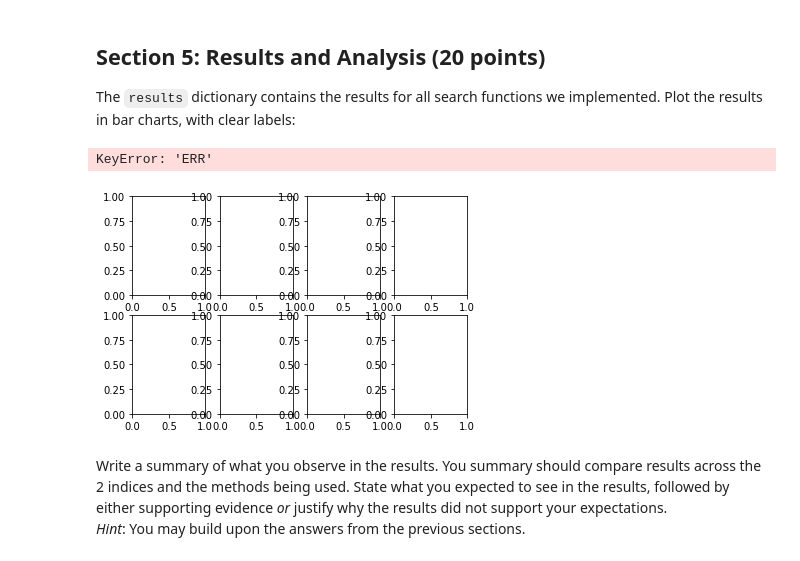
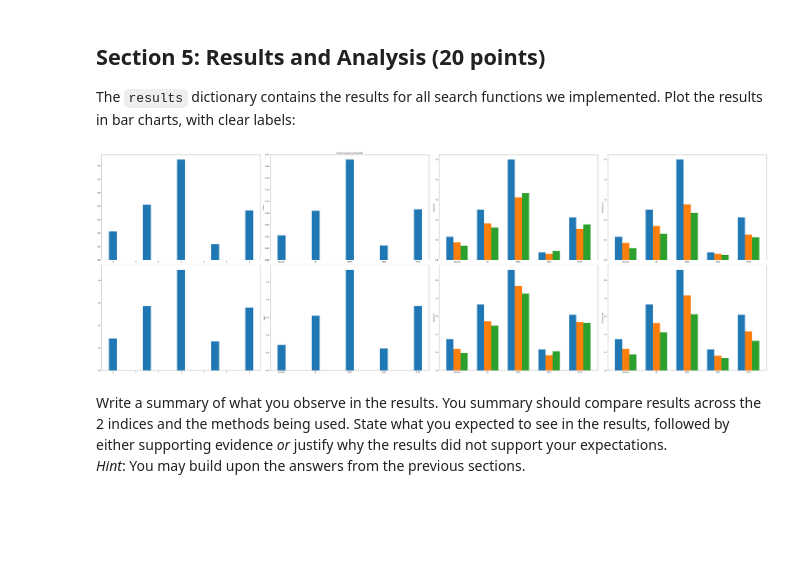
Before and after one commit to ChristophHoenes/information-retrieval-1, a Jupyter notebook: assignment1/chrisBook_12861944.ipynb, the cells around one changed output. Drawn from its saved outputs; the diff is of its cells as text; code cells hidden in the pictures; blank space fills up the shorter version.

Commit message:
added plots

```diff
--- a/assignment1/chrisBook_12861944.ipynb
+++ b/assignment1/chrisBook_12861944.ipynb
@@ -1162,51 +1162,55 @@ Index: 1
 The `results` dictionary contains the results for all search functions we implemented. Plot the results in bar charts, with clear labels:
 # %%
 # TODO: Implement this! (20 points)
-labels = [name for name, _ in list_of_metrics]
-x = np.arange(len(labels))  # the label locations
+search_fns = [name for name, _ in list_of_search_fns]
+metrics = [name for name, _ in list_of_metrics]
+x = np.arange(len(list_of_search_fns))*1.5  # the label locations
 width = 0.35  # the width of the bars
-one_bar_plots = ['ERR', 'MAP']
+one_bar_plots = metrics[0:2]#['ERR', 'MAP']
 three_bar_plots =  ['Recall at k', 'Precision at k']
-three_bar_metrics = [['Recall@1', 'Recall@5', 'Recall@10'],
-                     ['Precision@1', 'Precision@5', 'Precision@10']]
+#three_bar_metrics = [['Recall@1', 'Recall@5', 'Recall@10'],
+#                     ['Precision@1', 'Precision@5', 'Precision@10']]
+three_bar_metrics = [metrics[2:5], metrics[5:]]
 shift_bar = [-width, 0, width]
 
 fig, ax = plt.subplots(len(index_sets), len(one_bar_plots)+len(three_bar_plots))
+fig.set_figheight(20)
+fig.set_figwidth(60)
 
 for row, index_set in enumerate(index_sets):
     row_results = results[index_set]
     for col, metric in enumerate(one_bar_plots):
-        values = [row_results[l][metric] for l in labels]
+        values = [row_results[s][metric] for s in search_fns]
         ax[row, col].bar(x, values, width)
-        ax[row, col].set_ylabel(metric)
-        ax[row, col].set_xticks(x)
-        ax[row, col].set_xticklabels(labels)
+    ax[row, col].set_ylabel(metric)
+    ax[row, col].set_xticks(x)
+    ax[row, col].set_xticklabels(search_fns)
+
     offset = len(one_bar_plots)
     for col, metric in enumerate(three_bar_plots):
         for bar_num, bar_metric in enumerate(three_bar_metrics[col]):
-            values = [row_results[l][bar_metric] for l in labels]
+            values = [row_results[s][bar_metric] for s in search_fns]
             ax[row, offset+col].bar(x + shift_bar[bar_num], values, width)
         ax[row, offset+col].set_ylabel(metric)
         ax[row, offset+col].set_xticks(x)
-        ax[row, offset+col].set_xticklabels(labels)
+        ax[row, offset+col].set_xticklabels(search_fns)
     #for col, plot in enumerate(metric_plots):
     #    for bar in range(num_bars[col]):
     #        values = [v in row_results]
     #        ax[row, col].bar(x - width/num_bars[col], row_results[], width, label='Men')
 
 # Add some text for labels, title and custom x-axis tick labels, etc.
 ax[0,1].set_ylabel('Scores')
 ax[0,1].set_title('Scores by group and gender')
 ax[0,1].set_xticks(x)
 ax[0,1].set_xticklabels(labels)
 ax[0,1].legend()
 
 fig.tight_layout()
 
 plt.show()
 # %% [output]
-KeyError: 'ERR'
-[figure, old version]
+[figure, new version]
 # %% [markdown]
 Write a summary of what you observe in the results.
 You summary should compare results across the 2 indices and the methods being used. State what you expected to see in the results, followed by either supporting evidence *or* justify why the results did not support your expectations.
```
Also changed, not shown: parts of 2 cells of this notebook.
